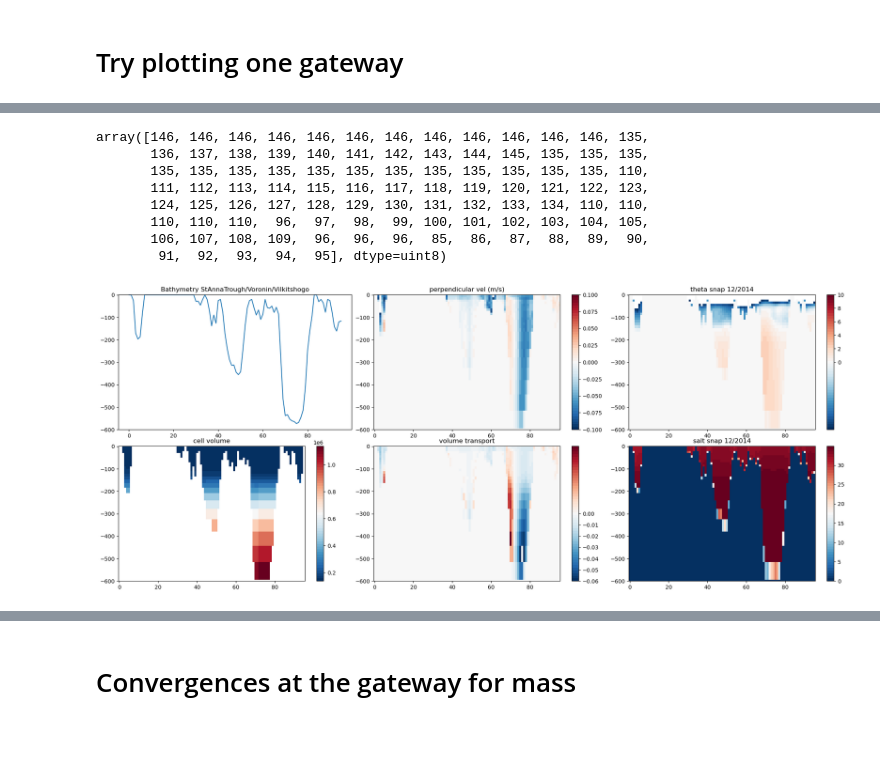
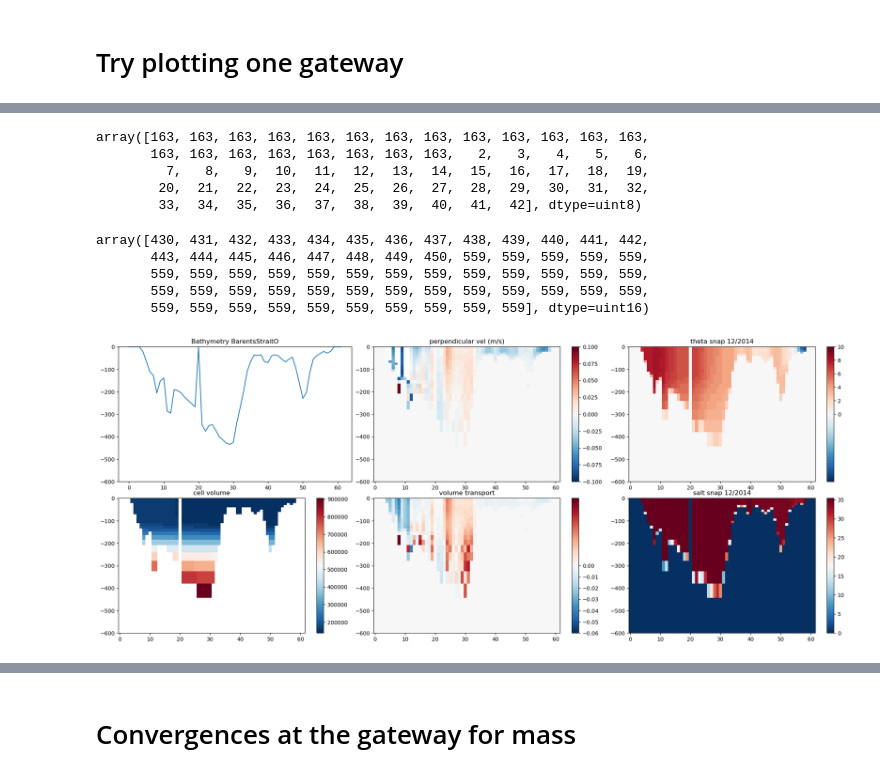
Before and after one commit to margaretmurakami/crios_backups, a Jupyter notebook: ASTE_270/offline_binning/Barents_gateways.ipynb, the cells around one changed output, grey strips where cells are left out. Drawn from its saved outputs; the diff is of its cells as text; code cells hidden in the pictures; blank space fills up the shorter version.

```diff
--- a/ASTE_270/offline_binning/Barents_gateways.ipynb
+++ b/ASTE_270/offline_binning/Barents_gateways.ipynb
@@ -1220,8 +1220,14 @@ x_sta_vilkit = gg['StAnnaTrough/Voronin/Vilkitshogo']["ix"]  #3
 y_sta_vilkit = gg['StAnnaTrough/Voronin/Vilkitshogo']["jy"]
 
 # set the one we want to plot
-x_curr = x_sta_vilkit.copy()
-y_curr = y_sta_vilkit.copy()
+x_curr = x_bso.copy()
+y_curr = y_bso.copy()
+# %%
+x_curr = np.delete(x_curr, 21)
+y_curr = np.delete(y_curr, 21)
+
+x_bso = np.delete(x_bso,21)
+y_bso = np.delete(y_bso,21)
 # %%
 i_bso = np.full((1350,270),np.nan)
 for i,j in zip(x_bso,y_bso):
@@ -1242,9 +1248,11 @@ test[y_sta_vilkit,x_sta_vilkit] = 3
 test[y_fjnz,x_fjnz] = 2
 test[y_sfj,x_sfj] = 1
 test[y_bso,x_bso] = 0
+
 plt.pcolormesh(get_aste_tracer(test,nfx,nfy)[0])
 plt.xlim(420,540)
 plt.ylim(420,600)
 plt.colorbar()
-mytest = np.where(get_aste_tracer(test,nfx,nfy)[0] ==3)
+mytest = np.where(get_aste_tracer(test,nfx,nfy)[0] ==0)
+print(mytest)
 # %% [output]
@@ -1344,16 +1361,21 @@ path = "/home/mmurakami/crios_backups/ASTE_270/offline_binning/sample_images/"
 # %%
 x_curr
 # %% [output]
-array([146, 146, 146, 146, 146, 146, 146, 146, 146, 146, 146, 146, 135,
-       136, 137, 138, 139, 140, 141, 142, 143, 144, 145, 135, 135, 135,
-       135, 135, 135, 135, 135, 135, 135, 135, 135, 135, 135, 135, 110,
-       111, 112, 113, 114, 115, 116, 117, 118, 119, 120, 121, 122, 123,
-       124, 125, 126, 127, 128, 129, 130, 131, 132, 133, 134, 110, 110,
-       110, 110, 110,  96,  97,  98,  99, 100, 101, 102, 103, 104, 105,
-       106, 107, 108, 109,  96,  96,  96,  85,  86,  87,  88,  89,  90,
-        91,  92,  93,  94,  95], dtype=uint8)
+array([163, 163, 163, 163, 163, 163, 163, 163, 163, 163, 163, 163, 163,
+       163, 163, 163, 163, 163, 163, 163, 163,   2,   3,   4,   5,   6,
+         7,   8,   9,  10,  11,  12,  13,  14,  15,  16,  17,  18,  19,
+        20,  21,  22,  23,  24,  25,  26,  27,  28,  29,  30,  31,  32,
+        33,  34,  35,  36,  37,  38,  39,  40,  41,  42], dtype=uint8)
+# %%
+y_curr
+# %% [output]
+array([430, 431, 432, 433, 434, 435, 436, 437, 438, 439, 440, 441, 442,
+       443, 444, 445, 446, 447, 448, 449, 450, 559, 559, 559, 559, 559,
+       559, 559, 559, 559, 559, 559, 559, 559, 559, 559, 559, 559, 559,
+       559, 559, 559, 559, 559, 559, 559, 559, 559, 559, 559, 559, 559,
+       559, 559, 559, 559, 559, 559, 559, 559, 559, 559], dtype=uint16)
 # %%
-gate = "StAnnaTrough/Voronin/Vilkitshogo"
+gate = "BarentsStraitO"
 indices = np.arange(0,len(y_curr),1)
 num_plots = 6
 rows = 2
@@ -1398,32 +1420,32 @@ ax = axes[3]
 XV,YV= np.meshgrid(indices,mygrid['RC'])
 # cb = ax.pcolormesh(XV,YV,cell_area,cmap=cmap)
 cb = ax.pcolormesh(XV,YV,gatemask*cell_area,cmap=cmap)
 ax.set_title("cell volume")
 ax.set_ylim(-600,1)
 plt.colorbar(cb)
 
 #########################
 # volume is velocity * cell area
 ax = axes[4]
 XV,YV= np.meshgrid(indices,mygrid['RC'])
 norm = TwoSlopeNorm(vmin=-0.06,vcenter=0,vmax=0.01)
 cb = ax.pcolormesh(XV,YV,perpendicular_vel*cell_area*1e-6,cmap=cmap,norm=norm)
 ax.set_title("volume transport")
 ax.set_ylim(-600,1)
 plt.colorbar(cb)
 
 #########################
 # salt
 ax = axes[5]
 XV,YV= np.meshgrid(indices,mygrid['RC'])
 snapsalt = ds.SALTDR.values
 # cb = ax.pcolormesh(XV,YV,SALTDR[:,y_curr,x_curr]/DRF3d[:,y_curr,x_curr],cmap=cmap)
 cb = ax.pcolormesh(XV,YV,SALTDR[:,y_curr,x_curr]/DRF3d[:,y_curr,x_curr],cmap=cmap)
 
 ax.set_title("salt snap 12/2014")
 ax.set_ylim(-600,1)
 plt.colorbar(cb)
 
-plt.savefig(path + "StAnnaTroughVoroninVilkitshogo2.png",dpi=300)
+plt.savefig(path + "BSO_testv_theta_salt.png",dpi=300)
 # %% [output]
-[figure, old version]
+[figure, new version]
```
Also changed, not shown: parts of 13 cells of this notebook, 8 other files.
